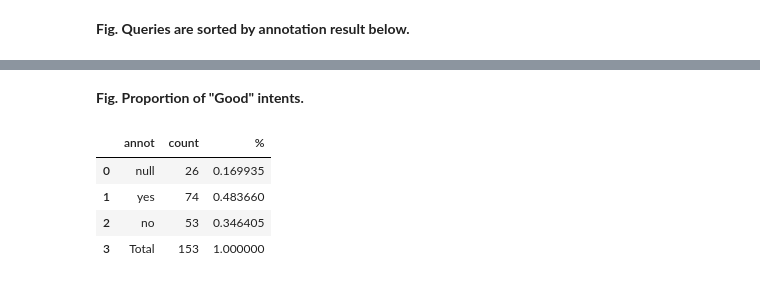
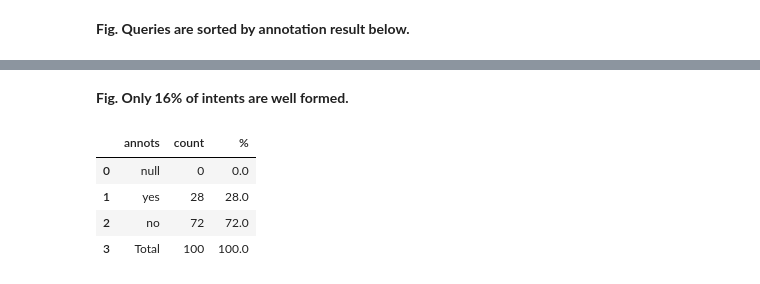
Before and after one commit to language-org/u2i, a Jupyter notebook: intent/notebooks/2_Intent_parsing.ipynb, the cells around one changed output, grey strips where cells are left out. Cells and saved outputs as stored; diff of their text form; code cells hidden in the pictures.

```diff
--- a/intent/notebooks/2_Intent_parsing.ipynb
+++ b/intent/notebooks/2_Intent_parsing.ipynb
@@ -200,0 +145,8 @@ annots_df['annot'][annots_df['text'].isnull()] = np.nan
+# %%
+# can't be made into a function because of Pigeon "annotate"
+if prms['annotation'] == 'do':
+    annots = annotate(sample["VP"], options=["yes", "no"])
+else:
+    annots, myfile, myext = annotation.get_annotation(catalog, prms, sample)
+# %%
+annots_df = annotation.index_annots(prms, sample, annots)
@@ -200,0 +174,4 @@ annots_df['annot'][annots_df['text'].isnull()] = np.nan
+# %%
+annots_df['annots'][annots_df['VP'].isnull()] = np.nan
+annots_df['text'] = sample['text']
+annots_df['cfg'] = sample['cfg']
@@ -201,4 +180,4 @@ annots_df['annot'][annots_df['text'].isnull()] = np.nan
 # %% [markdown]
  **Fig. Queries are sorted by annotation result below.**
 # %%
-annots_df = annots_df.sort_values(by='annot', ascending=False)
+sorted_annots = annots_df.sort_values(by='annots', ascending=False)
@@ -225,19 +204,19 @@ annots_df
 # %% [markdown]
- **Fig. Proportion of "Good" intents.**
+ **Fig. Only 16% of intents are well formed.**
 # %%
-n_total = len(annots_df)
-n_null = annots_df['annot'].isnull().sum()
-n_yes = annots_df['annot'].eq('yes').sum()
-n_no = annots_df['annot'].eq('no').sum()
+n_total = len(sorted_annots)
+n_null = sorted_annots['annots'].isnull().sum()
+n_yes = sorted_annots['annots'].eq('yes').sum()
+n_no = sorted_annots['annots'].eq('no').sum()
 stats = pd.DataFrame({
-    'annot': ['null', 'yes', 'no','Total'],
-    'count': [n_yes, n_no, n_null, n_total],
-    '%': [n_yes/n_total, n_no/n_total, n_null/n_total, 1]
+    'annots': ['null', 'yes', 'no','Total'],
+    'count': [n_null, n_yes, n_no, n_total],
+    '%': [n_null/n_total*100, n_yes/n_total*100, n_no/n_total*100, 100]
     })
 stats
 # %% [output]
-|  | annot | count | % |
-| 0 | null | 26 | 0.169935 |
-| 1 | yes | 74 | 0.483660 |
-| 2 | no | 53 | 0.346405 |
-| 3 | Total | 153 | 1.000000 |
+|  | annots | count | % |
+| 0 | null | 0 | 0.0 |
+| 1 | yes | 28 | 28.0 |
+| 2 | no | 72 | 72.0 |
+| 3 | Total | 100 | 100.0 |
```
Also changed, not shown: parts of 33 cells of this notebook, 7 other files.
